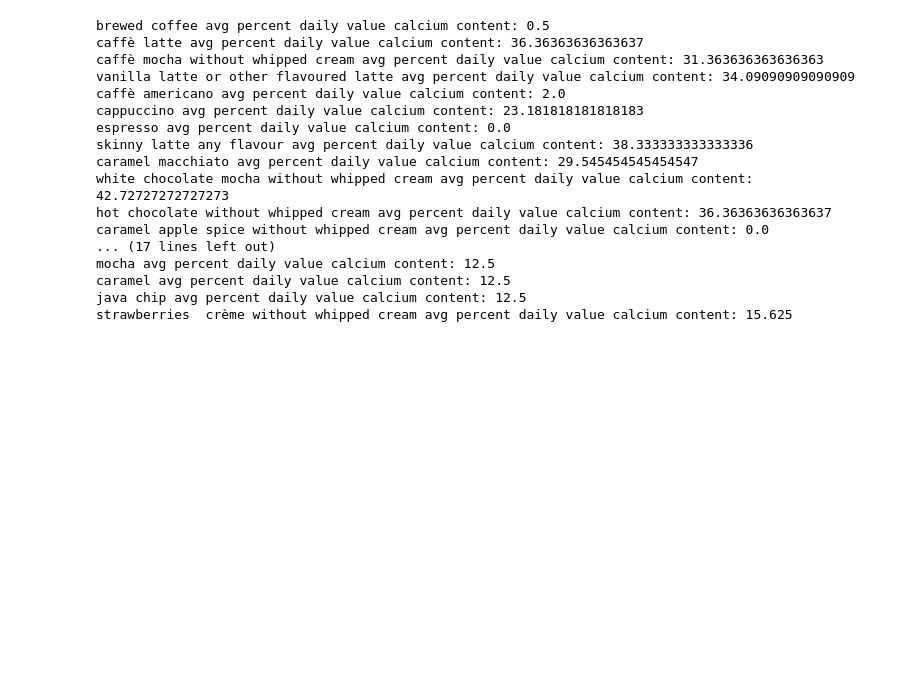
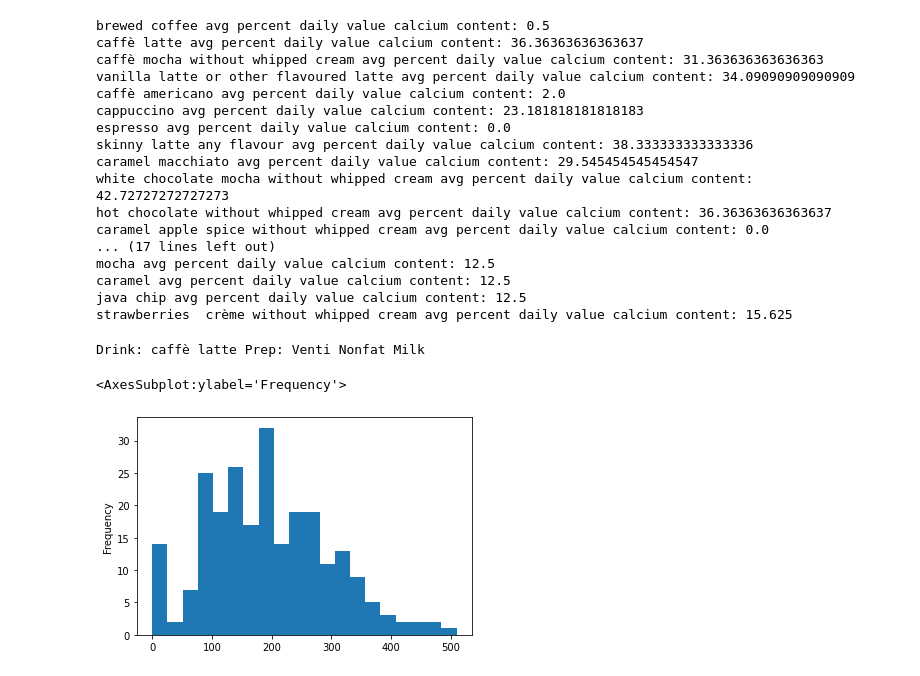
Before and after one commit to asjian/MDST-Checkpoints, a Jupyter notebook: checkpoint2/checkpoint2a.ipynb, the cells around one changed output. Saved outputs shown, nothing was run; the diff lists cells and outputs as text; code cells hidden in the pictures; blank space fills up the shorter version.

```diff
--- a/checkpoint2/checkpoint2a.ipynb
+++ b/checkpoint2/checkpoint2a.ipynb
@@ -177,7 +177,23 @@ strawberries  crème without whipped cream avg percent daily value calcium conte
 # there are multiple valid approaches you can take for this (with different answers)
 # I know that you want more calories for bulking season but whatever this is MDST, not Michigan Muscle Club okay
 proteins = np.array(df["protein"])
+optimalindex = 0
+maxval = -1000
+for i in range(len(proteins)):
+    if 20*proteins[i] - calories[i] > maxval:
+        maxval = 20*proteins[i]-calories[i]
+        optimalindex = i
+beverages = np.array(df["beverage"])
+preps = np.array(df["beverage_prep"])
+print("Drink: " + beverages[optimalindex] + " Prep: " + preps[optimalindex])
+# %% [output]
+Drink: caffè latte Prep: Venti Nonfat Milk
 # %%
 # plot the distribution of the number of calories in drinks using matplotlib
+import matplotlib.pyplot as plt
+df["calories"].plot.hist(bins = 20)
+# %% [output]
+<AxesSubplot:ylabel='Frequency'>
+[figure, added]
 # %%
 # plot the same distribution using seaborn. what about a density plot instead?
```
Also changed, not shown: parts of 3 cells of this notebook.
